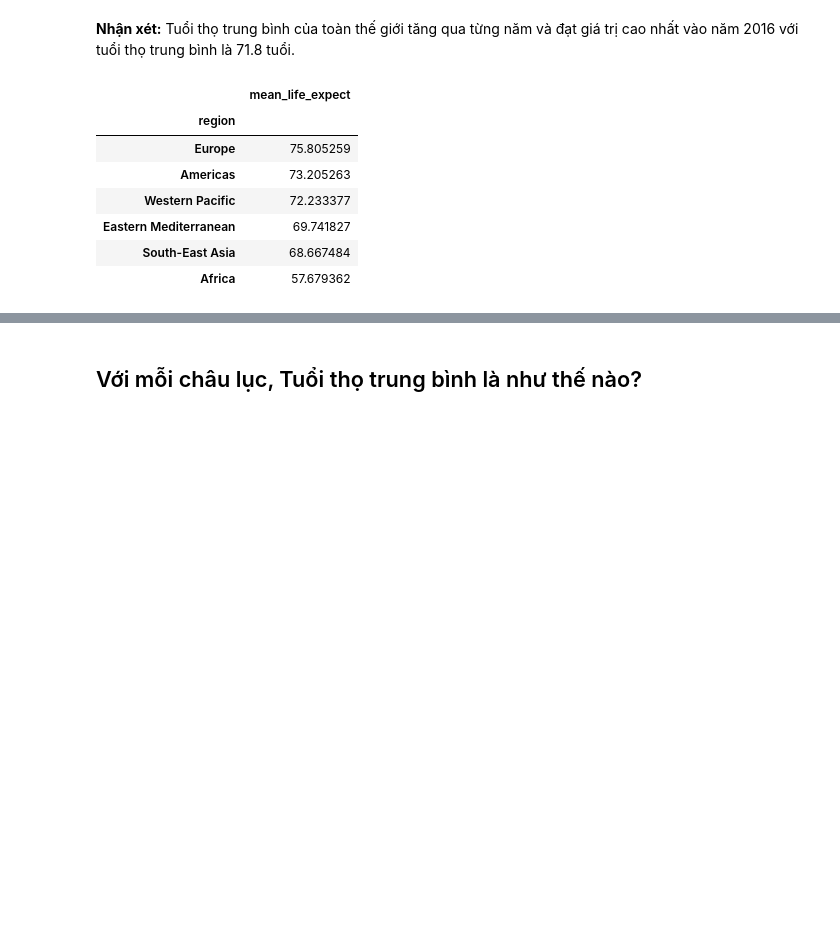
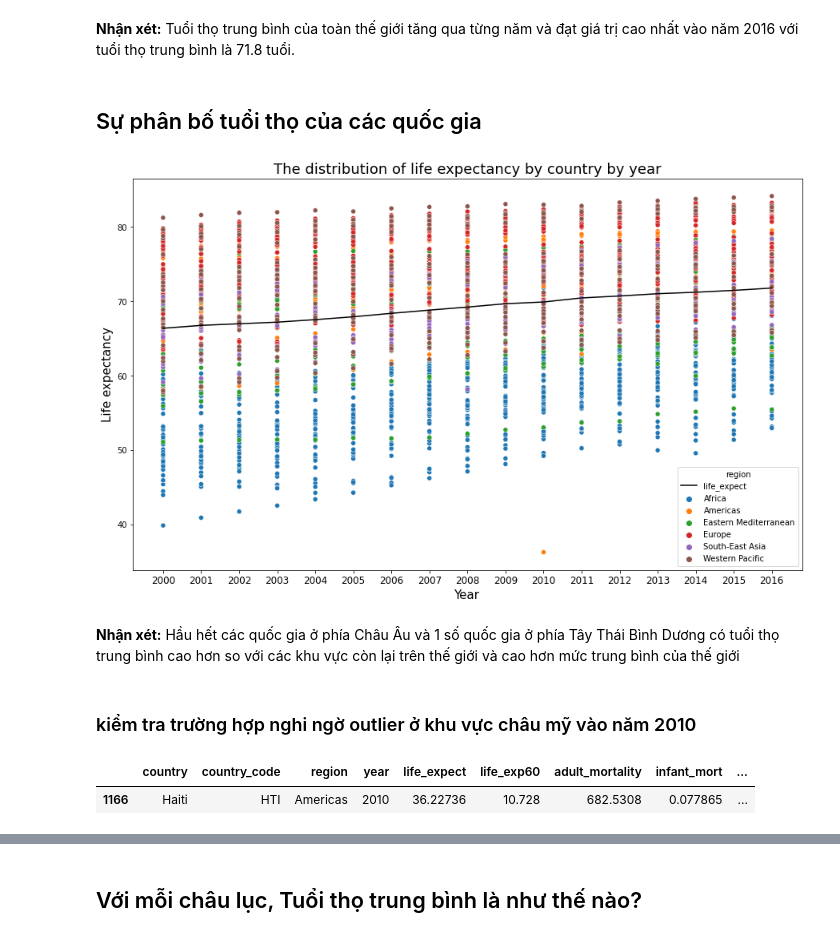
Before and after one commit to XQuyTran/Final_Project_LTKHDL, a Jupyter notebook: Version01-P4DS.ipynb, the cells around one changed output, grey strips where cells are left out. Cells and saved outputs as stored; diff of their text form; code cells hidden in the pictures; blank space fills up the shorter version.

```diff
--- a/Version01-P4DS.ipynb
+++ b/Version01-P4DS.ipynb
@@ -220,15 +217,26 @@ plt.show()
 # %% [markdown]
 **Nhận xét:** Tuổi thọ trung bình của toàn thế giới tăng qua từng năm và đạt giá trị cao nhất vào năm 2016 với tuổi thọ trung bình là 71.8 tuổi.
-# %%
-life_expect_region_df = data_df.groupby('region').agg({'life_expect':'mean'}).rename(columns={'life_expect':'mean_life_expect'})
-life_expect_region_df = life_expect_region_df.sort_values(by='mean_life_expect',ascending=False)
-life_expect_region_df
-# %% [output]
-|  | mean_life_expect |
-| region |  |
-| Europe | 75.805259 |
-| Americas | 73.205263 |
-| Western Pacific | 72.233377 |
-| Eastern Mediterranean | 69.741827 |
-| South-East Asia | 68.667484 |
-| Africa | 57.679362 |
+# %% [markdown]
+## Sự phân bố tuổi thọ của các quốc gia
+# %%
+plt.figure(figsize=(15,9))
+mean_life_expectancy_sr.plot.line(color='black')
+sns.scatterplot(x=data_df['year'],y=data_df['life_expect'],hue=data_df['region'])
+plt.xticks(range(data_df['year'].min(), data_df['year'].max()+1),size=12)
+plt.xlabel('Year',size = 15)
+plt.ylabel('Life expectancy',size = 15)
+plt.title('The distribution of life expectancy by country by year',size=18)
+plt.show()
+# %% [output]
+[figure, added]
+# %% [markdown]
+**Nhận xét:** Hầu hết các quốc gia ở phía Châu Âu và 1 số quốc gia ở phía Tây Thái Bình Dương có tuổi thọ trung bình cao hơn so với các khu vực còn lại trên thế giới và cao hơn mức trung bình của thế giới
+# %% [markdown]
+### kiểm tra trường hợp nghi ngờ outlier ở khu vực châu mỹ vào năm 2010
+# %%
+america_2010_df = data_df[(data_df['region'] == 'Americas') & (data_df['year'] == 2010)]
+index_min = america_2010_df['life_expect'].idxmin()
+america_2010_df.loc[[index_min]]
+# %% [output]
+|  | country | country_code | region | year | life_expect | life_exp60 | adult_mortality | infant_mort | ... |
+| 1166 | Haiti | HTI | Americas | 2010 | 36.22736 | 10.728 | 682.5308 | 0.077865 | ... |
```
Also changed, not shown: parts of 74 cells of this notebook.
